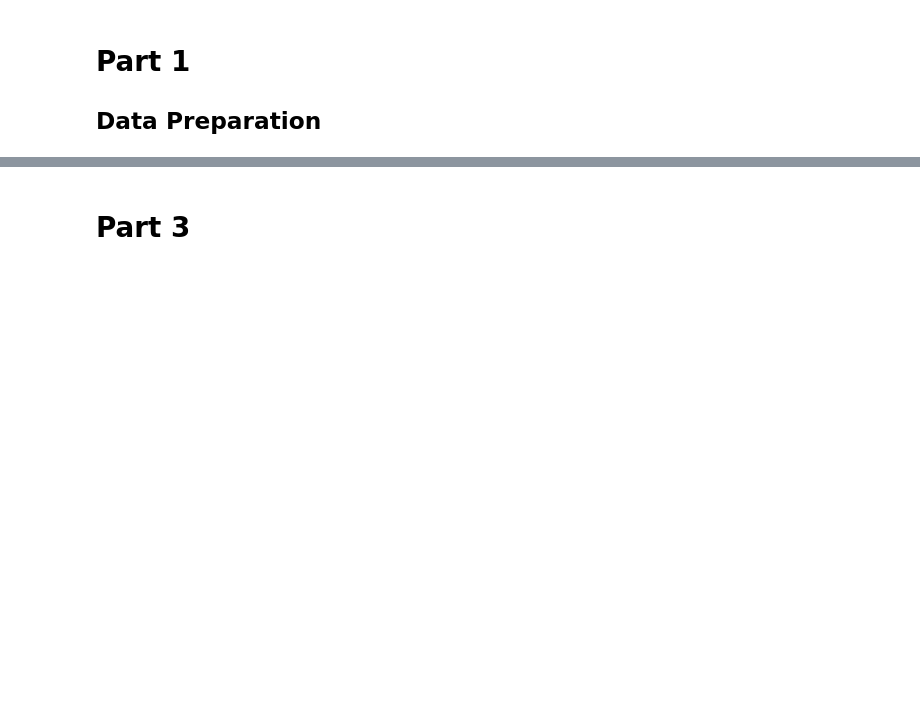
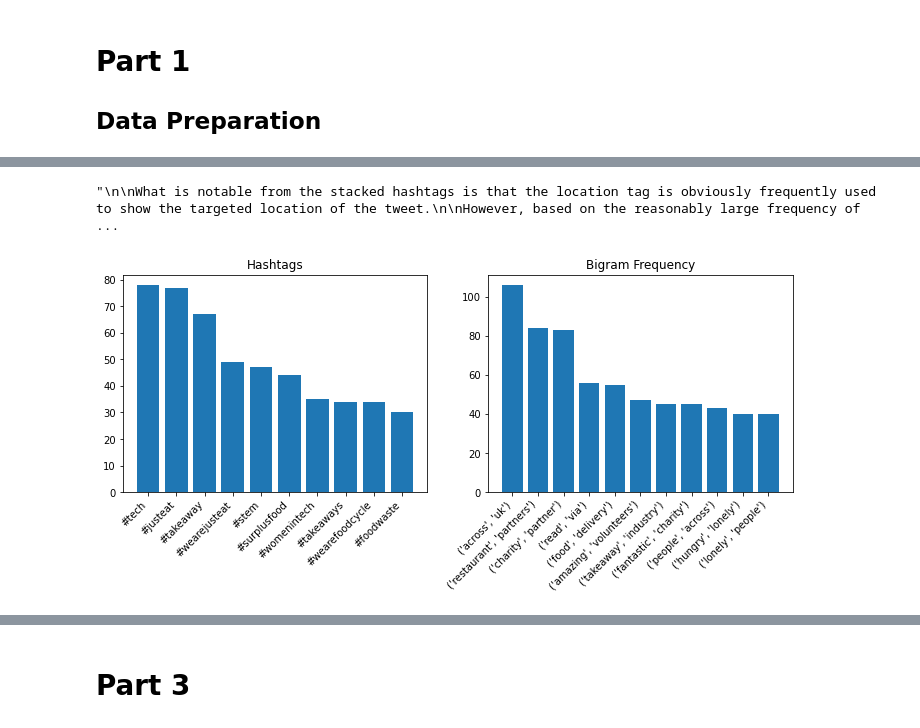
Before and after one commit to AngeloBarisano/Supply_Chain, a Jupyter notebook: Notebooks/workfile2.ipynb, the cells around one changed output, grey strips where cells are left out. Saved outputs shown, nothing was run; the diff lists cells and outputs as text; code cells hidden in the pictures; blank space fills up the shorter version.

```diff
--- a/Notebooks/workfile2.ipynb
+++ b/Notebooks/workfile2.ipynb
@@ -371,0 +458,75 @@ plt.show()
+# %%
+# extract the hashtags
+hashtags_df = df_tweets_jet[df_tweets_jet.text.str.contains("#")].text.str.findall(
+    r"#.*?(?=\s|$)"
+)
+
+# 1. stack the hashtags and count them
+hashtags_count = dict(Counter(x for xs in list(hashtags_df.values) for x in set(xs)))
+
+hashtags_count = {
+    k: v
+    for k, v in sorted(hashtags_count.items(), reverse=True, key=lambda item: item[1])
+}
+
+hashtags_count
+
+
+hashtags_df = (
+    df_tweets_jet["text"]
+    .apply(lambda x: pd.value_counts(re.findall("(#\w+)", x.lower())))
+    .sum(axis=0)
+    .to_frame()
+    .reset_index()
+    .sort_values(by=0, ascending=False)
+)
+hashtags_df.columns = ["hashtag", "occurences"]
+
+"""
+
+What is notable from the stacked hashtags is that the location tag is obviously frequently used to show the targeted location of the tweet.
+
+However, based on the reasonably large frequency of '#stem': 43,  '#tech': 34, '#womenintech': 25, '#tech.': 12,
+ '#foodtech': 12,
+ '#plasticfree': 12, '#innovation': 12,  '#tech!': 24,
+ --> we can see that 1. JET uses the tweets to find new employees, to futher women in tech and also to promote themselfes as
+ a tech platfrom attracting human capital
+
+--> This also goes hand in hand with the findings from the topic modeling in which tech is a prominent feature in all feaeatures
+"""
+# %% [output]
+"\n\nWhat is notable from the stacked hashtags is that the location tag is obviously frequently used to show the targeted location of the tweet.\n\nHowever, based on the reasonably large frequency of  ...
+# %%
+# 2. create a new column in which the hashtags are added to the corresponding row (left merge would be nice!)
+hashtags_df = pd.DataFrame(hashtags_df).rename(columns={"text": "hashtags"})
+# %%
+# hashtags and bigrams plot
+df_bigramsearies = pd.DataFrame.from_dict(
+    dict(bigramsearies), orient="index", columns=["Counts_Bigram"]
+).reset_index()
+# %%
+df_bigramsearies.rename(columns={"index": "bigrams"}, inplace=True)
+
+df_bigramsearies["bigrams"] = df_bigramsearies["bigrams"].astype(str)
+# %%
+hashtags_df = hashtags_df.reset_index().drop(columns=["index"])
+# %%
+import matplotlib.pyplot as plt
+
+fig, (ax1, ax2) = plt.subplots(1, 2, figsize=(12, 4))
+ax1.bar(data=hashtags_df.iloc[2:12, :], height="occurences", x="hashtag")
+ax1.set_xticklabels(
+    labels=hashtags_df.iloc[2:12, :]["hashtag"], rotation=45, ha="right"
+)
+ax1.set_title("Hashtags")
+
+ax2.bar(data=df_bigramsearies.loc[:10, :], height="Counts_Bigram", x="bigrams")
+
+ax2.set_xticklabels(
+    labels=df_bigramsearies.loc[:10, :]["bigrams"], rotation=45, ha="right"
+)
+ax2.set_title("Bigram Frequency")
+
+plt.show()
+# %% [output]
+[figure, added]
```
Also changed, not shown: parts of 76 cells of this notebook, 6 other files.
